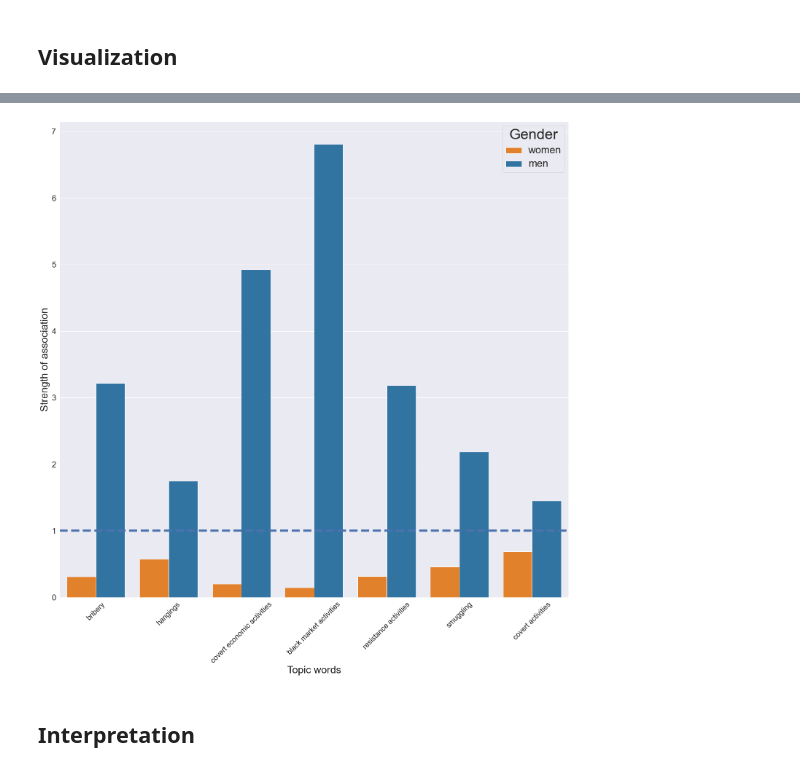
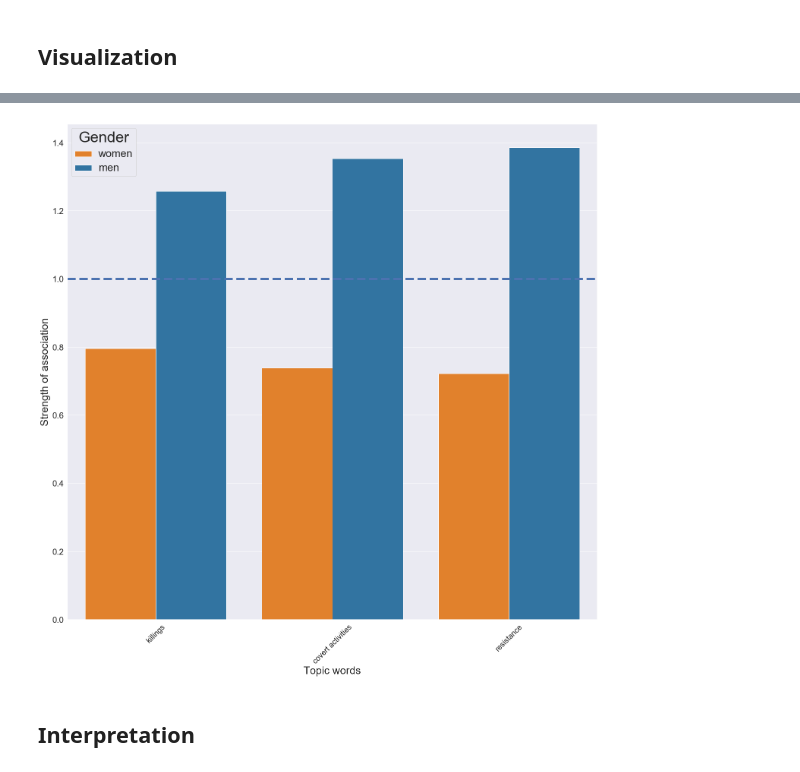
Before and after one commit to toth12/vha_auschwitz_report, a Jupyter notebook: notebooks/2_Significance_Sociability_Solidarity_Women_Men.ipynb, the cells around one changed output, grey strips where cells are left out. Saved outputs shown, nothing was run; the diff lists cells and outputs as text; code cells hidden in the pictures.

```diff
--- a/notebooks/2_Significance_Sociability_Solidarity_Women_Men.ipynb
+++ b/notebooks/2_Significance_Sociability_Solidarity_Women_Men.ipynb
@@ -223,31 +216,33 @@ plt.savefig("Figure_2.png")
 # %%
-relevant_terms = ["black market activities","covert economic activities","bribery","smuggling","resistance activities","hangings","covert activities"]
+#relevant_terms = ["black market activities","covert economic activities","bribery","smuggling","resistance activities","hangings","covert activities"]
+relevant_terms = ["covert activities","resistance","killings"]
+
 plot_table = df_fisher[df_fisher.topic_word.isin(relevant_terms)][['topic_word','complete_w','complete_m']]
 
 plot_table = plot_table.rename(columns={"complete_w": "women", "complete_m": "men"})
 
 plot_table = pd.melt(plot_table, id_vars=['topic_word'], value_vars=['women','men'])
 
 plot_table = plot_table.rename(columns={"variable": "Gender"})
 
 
 
 import seaborn as sns
 import matplotlib.pyplot as plt
 sns.set(font_scale=2)
 plt.figure(figsize=(25, 24))
 chart = sns.barplot(x="topic_word",
             y="value",
             hue="Gender",
             data=plot_table,palette=palette)
 plt.ylabel("Strength of association", size=28)
 plt.xlabel("Topic words", size=28)
 chart.axhline(1,linestyle="--",linewidth=6)
 plt.setp(chart.get_legend().get_texts(), fontsize='28') # for legend text
 plt.setp(chart.get_legend().get_title(), fontsize='40')
 chart = chart.set_xticklabels(chart.get_xticklabels(), rotation=45,fontsize=20)
 # %% [output]
-[figure, old version]
+[figure, new version]
 # %% [markdown]
 ## Interpretation
 # %% [markdown]
```
Also changed, not shown: parts of 29 cells of this notebook, 4 other files.
